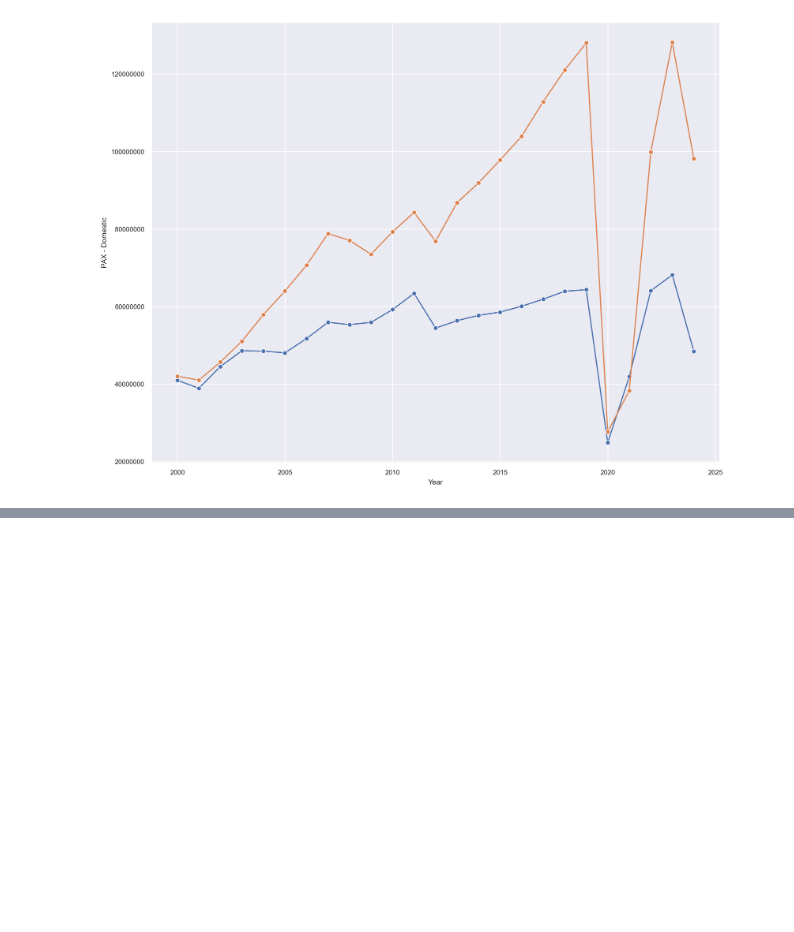
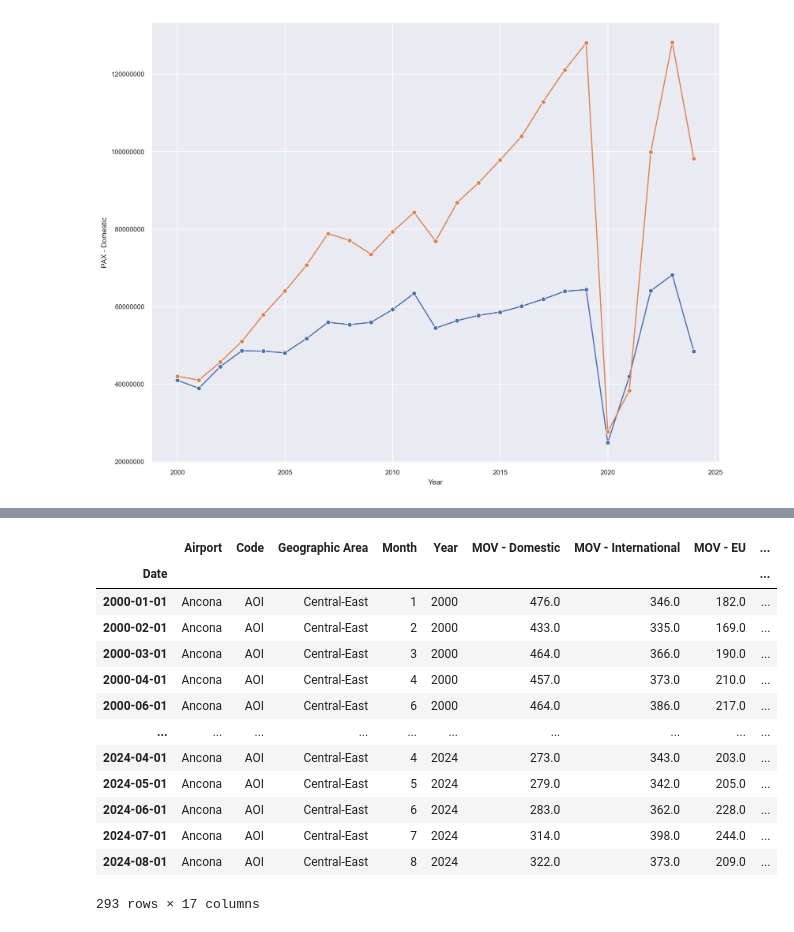
Before and after one commit to fedfioravanti/Italian_Airports, a Jupyter notebook: ItalyAirports_02_EDA.ipynb, the cells around one changed output, grey strips where cells are left out. Saved outputs shown, nothing was run; the diff lists cells and outputs as text; code cells hidden in the pictures; blank space fills up the shorter version.

```diff
--- a/ItalyAirports_02_EDA.ipynb
+++ b/ItalyAirports_02_EDA.ipynb
@@ -186,0 +212,17 @@ plt.show()
+# %%
+AOI_flights
+# %% [output]
+|  | Airport | Code | Geographic Area | Month | Year | MOV - Domestic | MOV - International | MOV - EU | ... |
+| Date |  |  |  |  |  |  |  |  | ... |
+| 2000-01-01 | Ancona | AOI | Central-East | 1 | 2000 | 476.0 | 346.0 | 182.0 | ... |
+| 2000-02-01 | Ancona | AOI | Central-East | 2 | 2000 | 433.0 | 335.0 | 169.0 | ... |
+| 2000-03-01 | Ancona | AOI | Central-East | 3 | 2000 | 464.0 | 366.0 | 190.0 | ... |
+| 2000-04-01 | Ancona | AOI | Central-East | 4 | 2000 | 457.0 | 373.0 | 210.0 | ... |
+| 2000-06-01 | Ancona | AOI | Central-East | 6 | 2000 | 464.0 | 386.0 | 217.0 | ... |
+| ... | ... | ... | ... | ... | ... | ... | ... | ... | ... |
+| 2024-04-01 | Ancona | AOI | Central-East | 4 | 2024 | 273.0 | 343.0 | 203.0 | ... |
+| 2024-05-01 | Ancona | AOI | Central-East | 5 | 2024 | 279.0 | 342.0 | 205.0 | ... |
+| 2024-06-01 | Ancona | AOI | Central-East | 6 | 2024 | 283.0 | 362.0 | 228.0 | ... |
+| 2024-07-01 | Ancona | AOI | Central-East | 7 | 2024 | 314.0 | 398.0 | 244.0 | ... |
+| 2024-08-01 | Ancona | AOI | Central-East | 8 | 2024 | 322.0 | 373.0 | 209.0 | ... |
+293 rows × 17 columns
```
Also changed, not shown: parts of 4 cells of this notebook.
